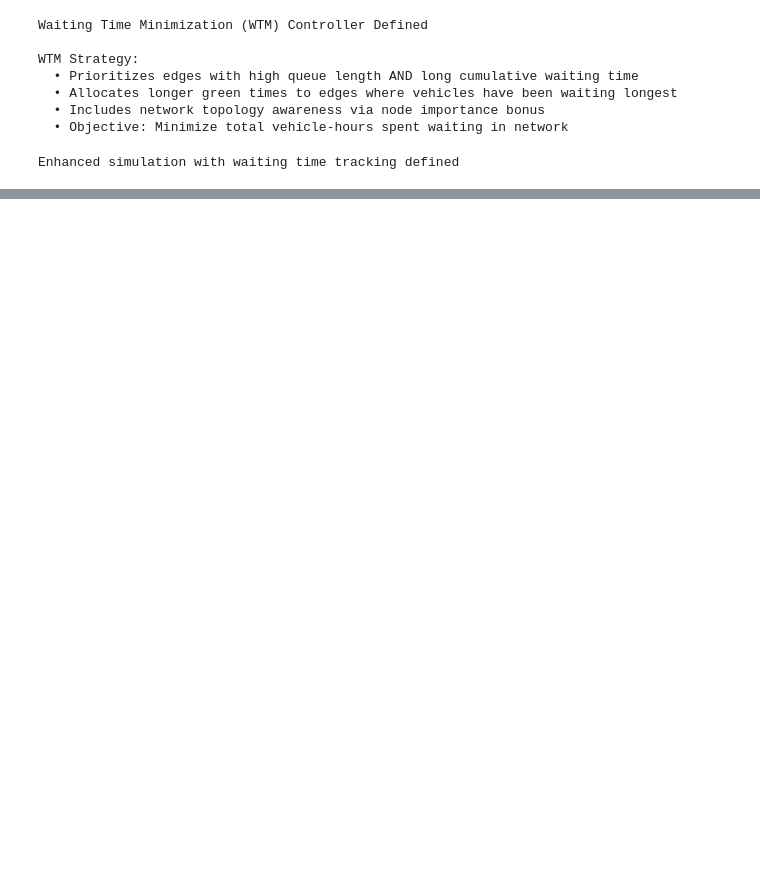
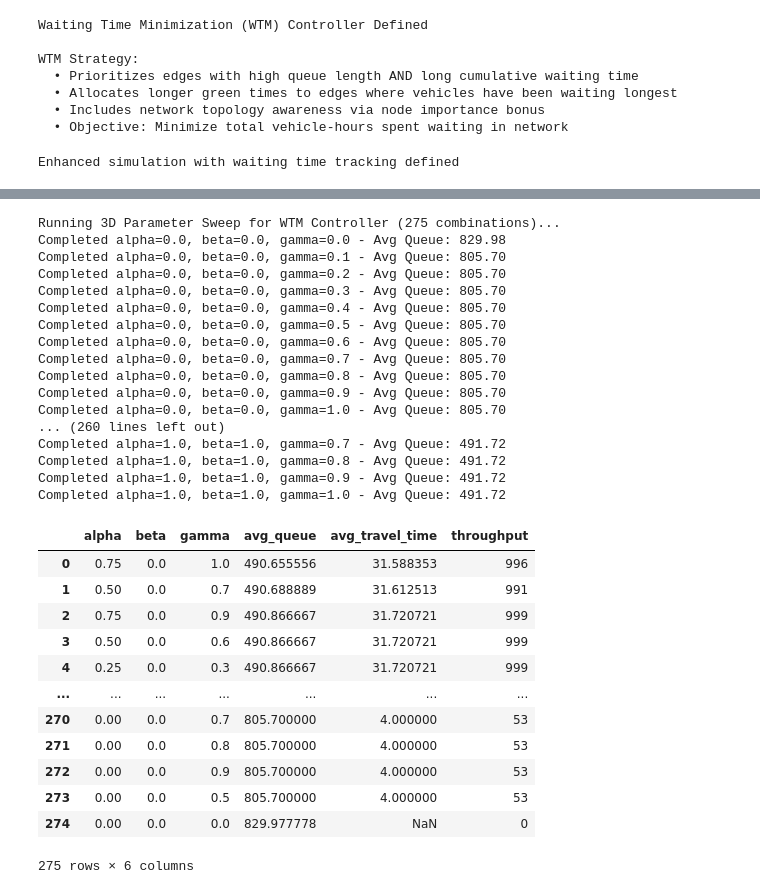
Before and after one commit to Dhairya0531/Complex_Network, a Jupyter notebook: main.ipynb, the cells around one changed output, grey strips where cells are left out. Drawn from its saved outputs; the diff is of its cells as text; code cells hidden in the pictures; blank space fills up the shorter version.

```diff
--- a/main.ipynb
+++ b/main.ipynb
@@ -1172,3 +1181,62 @@ Saved: plot6_performance_vs_demand.png
 ============================================================
 ALL 6 RESEARCH PLOTS GENERATED
 ============================================================
+# %%
+import itertools
+import pandas as pd
+import numpy as np
+
+alpha_vals = np.round(np.arange(0.0, 1.25, 0.25), 2).tolist()
+beta_vals = np.round(np.arange(0.0, 1.25, 0.25), 2).tolist()
+gamma_vals = np.round(np.arange(0.0, 1.1, 0.1), 2).tolist()
+sweep_rows = []
+
+print(f"Running 3D Parameter Sweep for WTM Controller ({len(alpha_vals)*len(beta_vals)*len(gamma_vals)} combinations)...")
+for alpha, beta, gamma in itertools.product(alpha_vals, beta_vals, gamma_vals):
+    result = run_simulation_with_waiting_time(
+        G, route_bank, demand_schedule, "wtm",
+        topology=topology, alpha=alpha, beta=beta, gamma=gamma
+    )
+    sweep_rows.append({
+        "alpha": alpha,
+        "beta": beta,
+        "gamma": gamma,
+        "avg_queue": result["avg_queue_length"],
+        "avg_travel_time": result["avg_travel_time"],
+        "throughput": result["throughput"]
+    })
+    print(f"Completed alpha={alpha}, beta={beta}, gamma={gamma} - Avg Queue: {result['avg_queue_length']:.2f}")
+
+wtm_sweep_df = pd.DataFrame(sweep_rows)
+display(wtm_sweep_df.sort_values("avg_queue").reset_index(drop=True))
+# %% [output]
+Running 3D Parameter Sweep for WTM Controller (275 combinations)...
+Completed alpha=0.0, beta=0.0, gamma=0.0 - Avg Queue: 829.98
+Completed alpha=0.0, beta=0.0, gamma=0.1 - Avg Queue: 805.70
+Completed alpha=0.0, beta=0.0, gamma=0.2 - Avg Queue: 805.70
+Completed alpha=0.0, beta=0.0, gamma=0.3 - Avg Queue: 805.70
+Completed alpha=0.0, beta=0.0, gamma=0.4 - Avg Queue: 805.70
+Completed alpha=0.0, beta=0.0, gamma=0.5 - Avg Queue: 805.70
+Completed alpha=0.0, beta=0.0, gamma=0.6 - Avg Queue: 805.70
+Completed alpha=0.0, beta=0.0, gamma=0.7 - Avg Queue: 805.70
+Completed alpha=0.0, beta=0.0, gamma=0.8 - Avg Queue: 805.70
+Completed alpha=0.0, beta=0.0, gamma=0.9 - Avg Queue: 805.70
+Completed alpha=0.0, beta=0.0, gamma=1.0 - Avg Queue: 805.70
+... (260 lines left out)
+Completed alpha=1.0, beta=1.0, gamma=0.7 - Avg Queue: 491.72
+Completed alpha=1.0, beta=1.0, gamma=0.8 - Avg Queue: 491.72
+Completed alpha=1.0, beta=1.0, gamma=0.9 - Avg Queue: 491.72
+Completed alpha=1.0, beta=1.0, gamma=1.0 - Avg Queue: 491.72
+|  | alpha | beta | gamma | avg_queue | avg_travel_time | throughput |
+| 0 | 0.75 | 0.0 | 1.0 | 490.655556 | 31.588353 | 996 |
+| 1 | 0.50 | 0.0 | 0.7 | 490.688889 | 31.612513 | 991 |
+| 2 | 0.75 | 0.0 | 0.9 | 490.866667 | 31.720721 | 999 |
+| 3 | 0.50 | 0.0 | 0.6 | 490.866667 | 31.720721 | 999 |
+| 4 | 0.25 | 0.0 | 0.3 | 490.866667 | 31.720721 | 999 |
+| ... | ... | ... | ... | ... | ... | ... |
+| 270 | 0.00 | 0.0 | 0.7 | 805.700000 | 4.000000 | 53 |
+| 271 | 0.00 | 0.0 | 0.8 | 805.700000 | 4.000000 | 53 |
+| 272 | 0.00 | 0.0 | 0.9 | 805.700000 | 4.000000 | 53 |
+| 273 | 0.00 | 0.0 | 0.5 | 805.700000 | 4.000000 | 53 |
+| 274 | 0.00 | 0.0 | 0.0 | 829.977778 | NaN | 0 |
+275 rows × 6 columns
```
Also changed, not shown: parts of 6 cells of this notebook, 5 other files.
